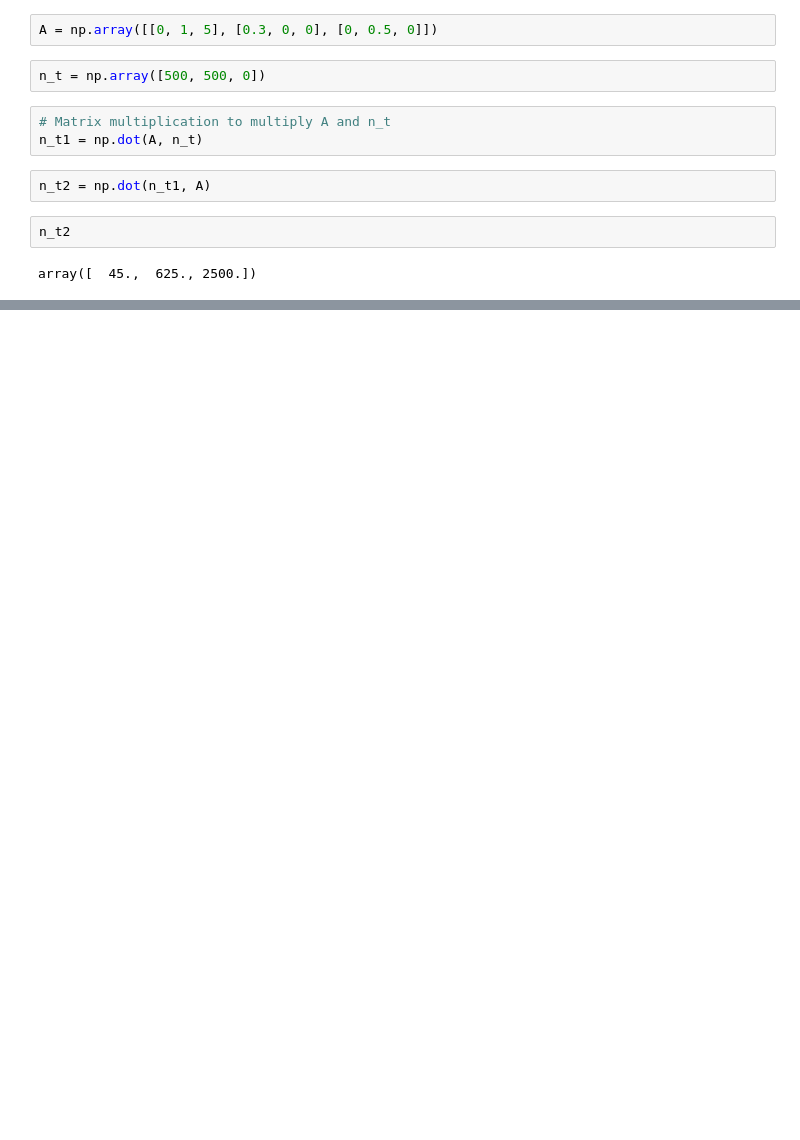
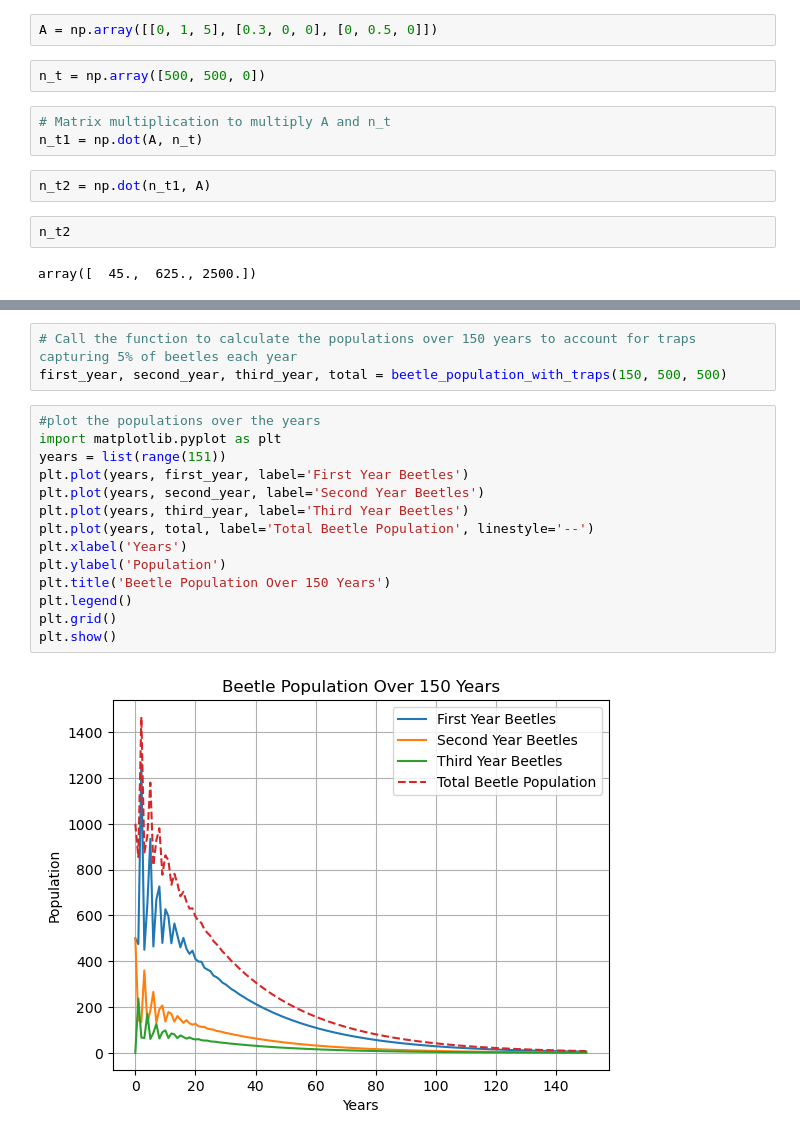
Before and after one commit to Sxmoore/BIO_350_F25, a Jupyter notebook: IC_Assignment6.ipynb, the cells around one changed output, grey strips where cells are left out. Saved outputs shown, nothing was run; the diff lists cells and outputs as text; blank space fills up the shorter version.

```diff
--- a/IC_Assignment6.ipynb
+++ b/IC_Assignment6.ipynb
@@ -85,0 +131,19 @@ array([  45.,  625., 2500.])
+# %%
+# Call the function to calculate the populations over 150 years to account for traps capturing 5% of beetles each year
+first_year, second_year, third_year, total = beetle_population_with_traps(150, 500, 500)
+# %%
+#plot the populations over the years
+import matplotlib.pyplot as plt
+years = list(range(151))
+plt.plot(years, first_year, label='First Year Beetles')
+plt.plot(years, second_year, label='Second Year Beetles')
+plt.plot(years, third_year, label='Third Year Beetles')
+plt.plot(years, total, label='Total Beetle Population', linestyle='--')
+plt.xlabel('Years')
+plt.ylabel('Population')
+plt.title('Beetle Population Over 150 Years')
+plt.legend()
+plt.grid()
+plt.show()
+# %% [output]
+[figure, added]
```
Also changed, not shown: parts of 4 cells of this notebook, 5 other files.
